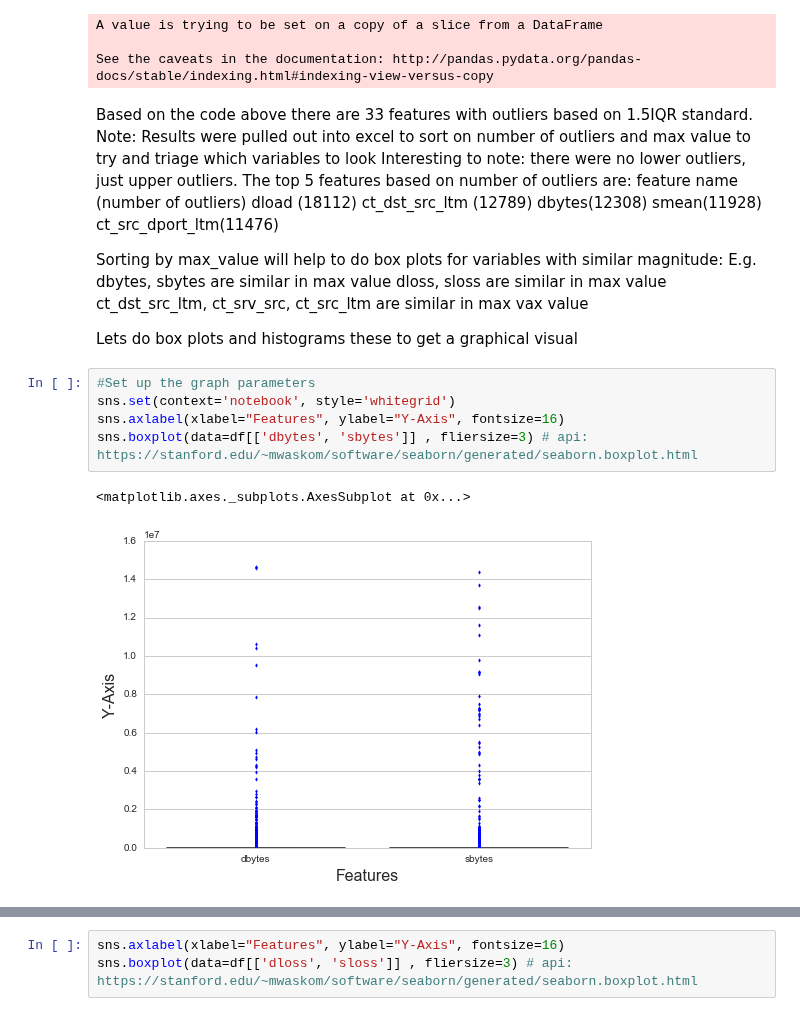
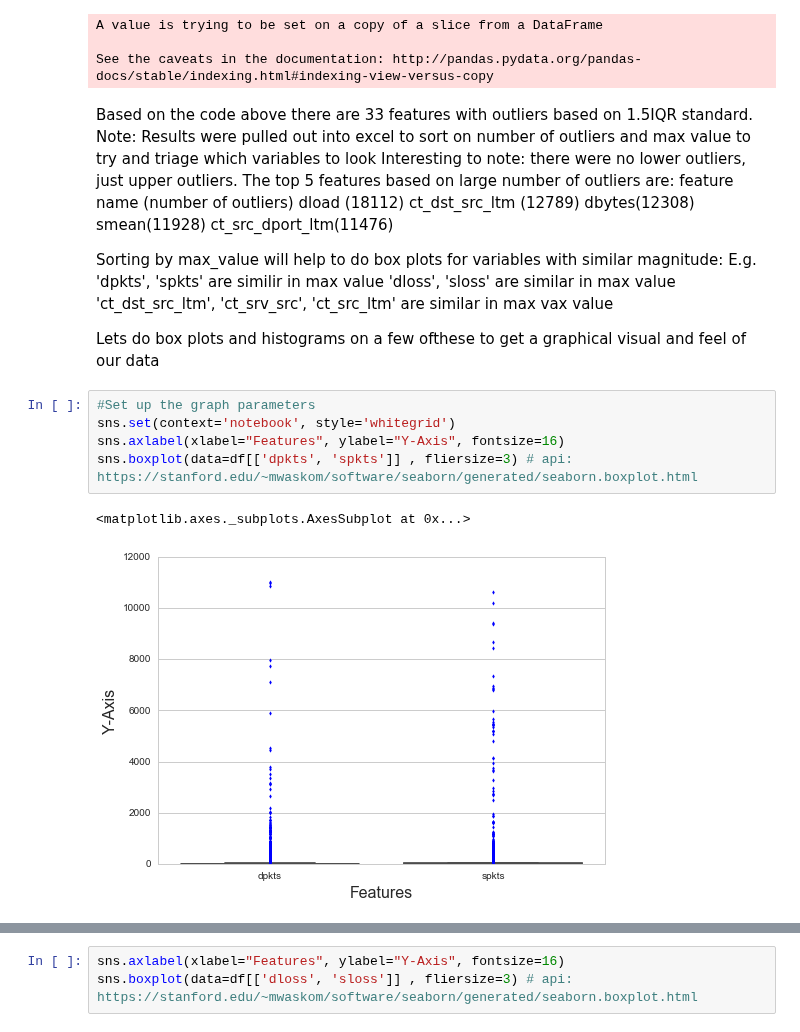
Before and after one commit to Dangerbotz/network_intrusion_detection_system, a Jupyter notebook: peter_detection_system.ipynb, the cells around one changed output, grey strips where cells are left out. Cells and saved outputs as stored; diff of their text form.

```diff
--- a/peter_detection_system.ipynb
+++ b/peter_detection_system.ipynb
@@ -255,7 +255,7 @@ See the caveats in the documentation: http://pandas.pydata.org/pandas-docs/stabl
 Based on the code above there are 33 features with outliers based on 1.5IQR standard.
 Note: Results were pulled out into excel to sort on number of outliers and max value to try and triage which variables to look
 Interesting to note: there were no lower outliers, just upper outliers.
-The top 5 features based on number of outliers are:
+The top 5 features based on large number of outliers are:
 feature name (number of outliers)
 dload (18112)
 ct_dst_src_ltm (12789)
@@ -265,17 +265,17 @@ ct_src_dport_ltm(11476)
 
 Sorting by max_value will help to do box plots for variables with similar magnitude:
 E.g.
-dbytes, sbytes are similar in max value
-dloss, sloss are similar in max value
-ct_dst_src_ltm, ct_srv_src, ct_src_ltm are similar in max vax value
+'dpkts', 'spkts' are similir in max value
+'dloss', 'sloss' are similar in max value
+'ct_dst_src_ltm', 'ct_srv_src', 'ct_src_ltm' are similar in max vax value
 
-Lets do box plots and histograms these to get a graphical visual
+Lets do box plots and histograms on a few ofthese to get a graphical visual and feel of our data
 # %%
 #Set up the graph parameters
 sns.set(context='notebook', style='whitegrid')
 sns.axlabel(xlabel="Features", ylabel="Y-Axis", fontsize=16)
-sns.boxplot(data=df[['dbytes', 'sbytes']] , fliersize=3) # api: https://stanford.edu/~mwaskom/software/seaborn/generated/seaborn.boxplot.html
+sns.boxplot(data=df[['dpkts', 'spkts']] , fliersize=3) # api: https://stanford.edu/~mwaskom/software/seaborn/generated/seaborn.boxplot.html
 # %% [output]
 <matplotlib.axes._subplots.AxesSubplot at 0x...>
-[figure, old version]
+[figure, new version]
 # %%
```
Also changed, not shown: parts of 18 cells of this notebook.
